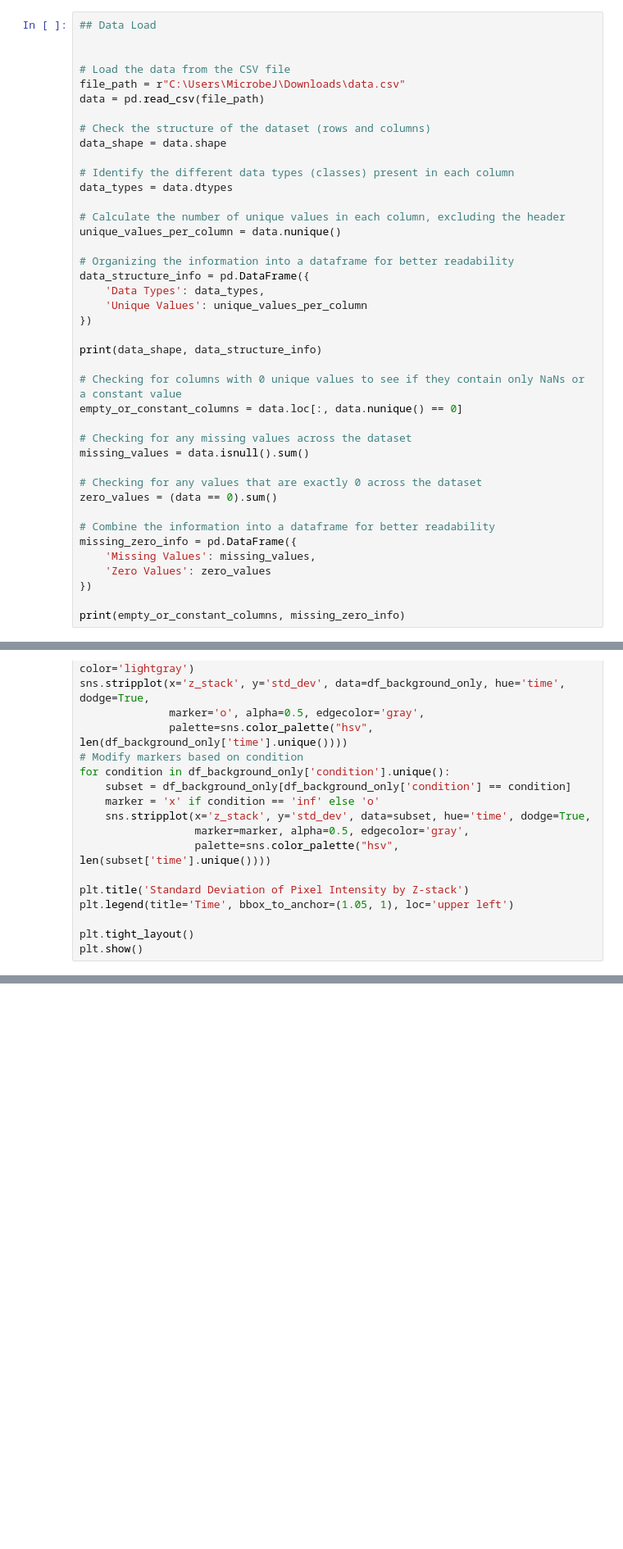
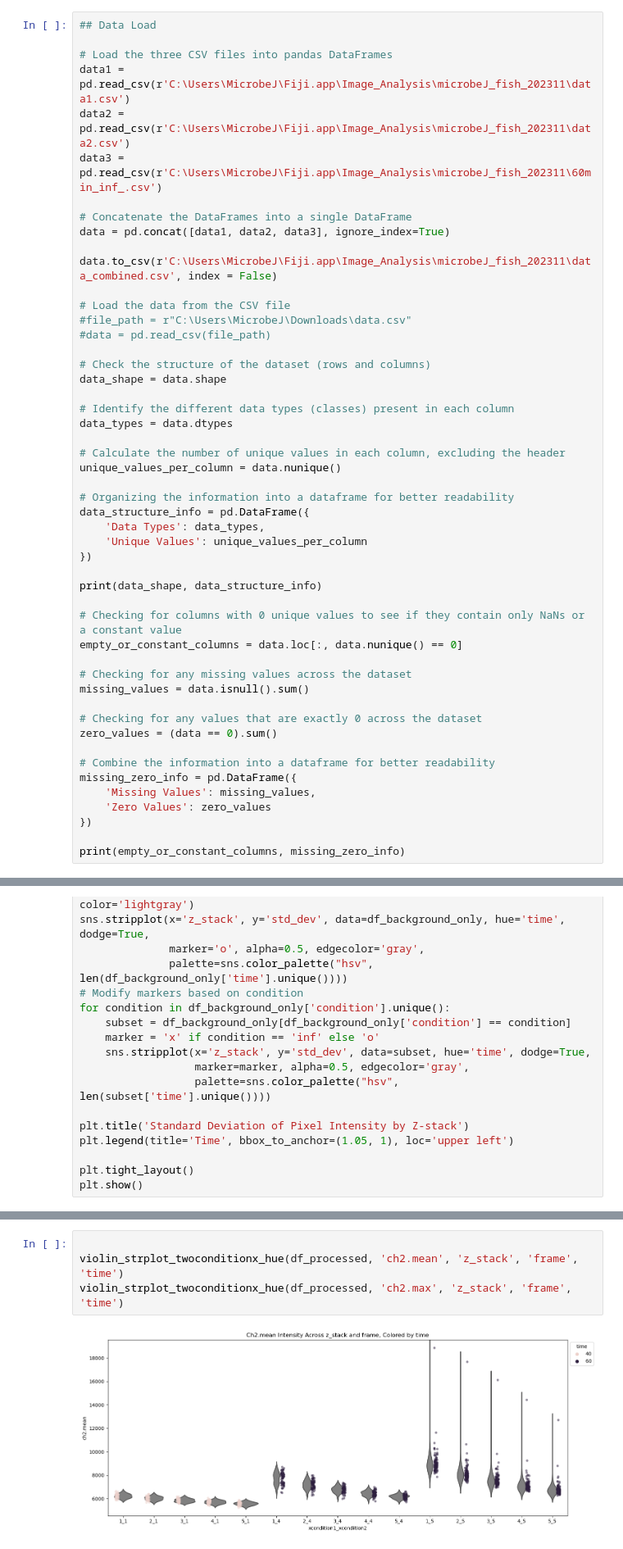
Before and after one commit to matttheodore/Image_Analysis, a Jupyter notebook: Python/EDA_general.ipynb, the cells around one changed output, grey strips where cells are left out. Shown at 82% size. Cells and saved outputs as stored; diff of their text form; blank space fills up the shorter version.

```diff
--- a/Python/EDA_general.ipynb
+++ b/Python/EDA_general.ipynb
@@ -8,10 +8,19 @@ import pandas as pd
 # %%
 ## Data Load
 
+# Load the three CSV files into pandas DataFrames
+data1 = pd.read_csv(r'C:\Users\MicrobeJ\Fiji.app\Image_Analysis\microbeJ_fish_202311\data1.csv')
+data2 = pd.read_csv(r'C:\Users\MicrobeJ\Fiji.app\Image_Analysis\microbeJ_fish_202311\data2.csv')
+data3 = pd.read_csv(r'C:\Users\MicrobeJ\Fiji.app\Image_Analysis\microbeJ_fish_202311\60min_inf_.csv')
+
+# Concatenate the DataFrames into a single DataFrame
+data = pd.concat([data1, data2, data3], ignore_index=True)
+
+data.to_csv(r'C:\Users\MicrobeJ\Fiji.app\Image_Analysis\microbeJ_fish_202311\data_combined.csv', index = False)
 
 # Load the data from the CSV file
-file_path = r"C:\Users\MicrobeJ\Downloads\data.csv"
-data = pd.read_csv(file_path)
+#file_path = r"C:\Users\MicrobeJ\Downloads\data.csv"
+#data = pd.read_csv(file_path)
 
 # Check the structure of the dataset (rows and columns)
 data_shape = data.shape
@@ -331,0 +325,6 @@ ModuleNotFoundError: No module named 'seaborn'
+# %%
+
+violin_strplot_twoconditionx_hue(df_processed, 'ch2.mean', 'z_stack', 'frame', 'time')
+violin_strplot_twoconditionx_hue(df_processed, 'ch2.max', 'z_stack', 'frame', 'time')
+# %% [output]
+[figure, added]
```
Also changed, not shown: parts of 7 cells of this notebook, 7 other files.
